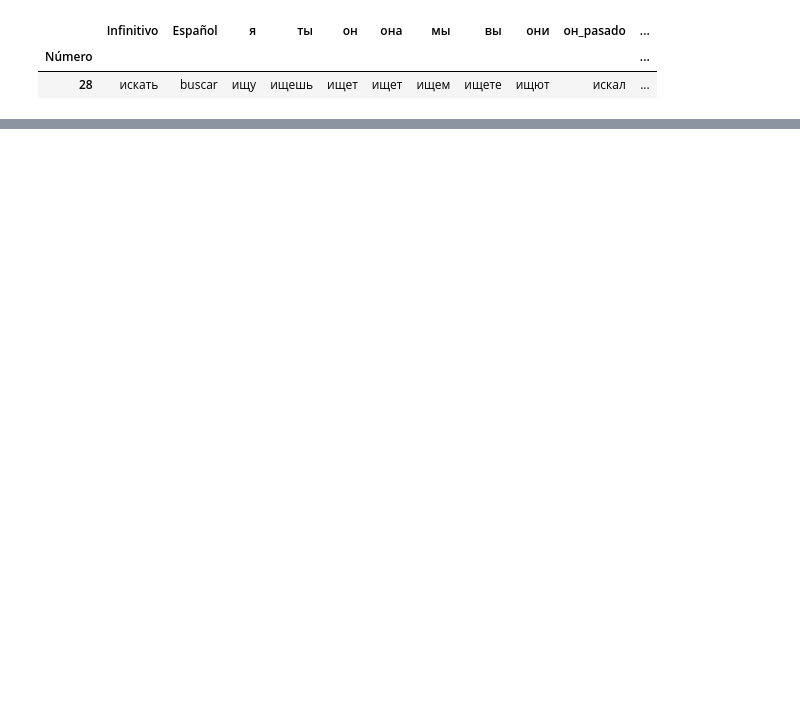
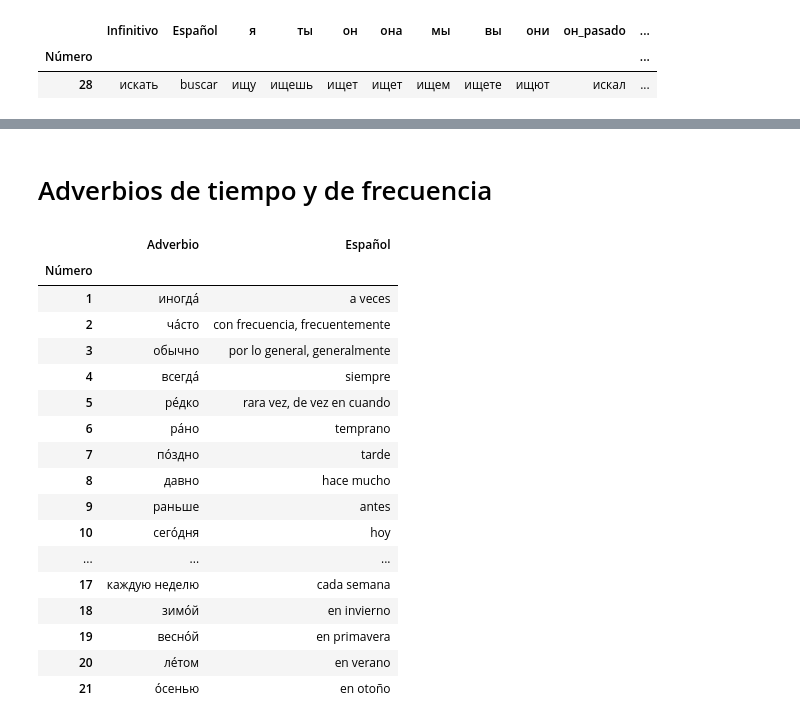
Before and after one commit to Sandiihers/Mis_collabs, a Jupyter notebook: Ruso_compartir.ipynb, the cells around one changed output, grey strips where cells are left out. Saved outputs shown, nothing was run; the diff lists cells and outputs as text; code cells hidden in the pictures; blank space fills up the shorter version.

```diff
--- a/Ruso_compartir.ipynb
+++ b/Ruso_compartir.ipynb
@@ -164,3 +167,31 @@ buscar_por_ruso('целоваться')
 |  | Infinitivo | Español | я | ты | он | она | мы | вы | они | он_pasado | ... |
 | Número |  |  |  |  |  |  |  |  |  |  | ... |
 | 34 | целоваться | besarse | целуюсь | целуешься | целуется | целуется | целуемся | целуетесь | целуются | целовался | ... |
+# %% [markdown]
+# Adverbios de tiempo y de frecuencia
+# %%
+df2=pd.read_csv('/content/drive/MyDrive/Ruso_compartir/Adverbios.csv')
+df2.columns = df2.columns.str.strip()
+df2['Adverbio'] = df2['Adverbio'].str.strip()
+df2['Español'] = df2['Español'].str.strip()
+df2.set_index("Número",inplace=True)
+df2
+# %% [output]
+|  | Adverbio | Español |
+| Número |  |  |
+| 1 | иногдá | a veces |
+| 2 | чáсто | con frecuencia, frecuentemente |
+| 3 | обычно | por lo general, generalmente |
+| 4 | всегдá | siempre |
+| 5 | рéдко | rara vez, de vez en cuando |
+| 6 | рáно | temprano |
+| 7 | пóздно | tarde |
+| 8 | давно | hace mucho |
+| 9 | раньше | antes |
+| 10 | сегóдня | hoy |
+| ... | ... | ... |
+| 17 | каждую неделю | cada semana |
+| 18 | зимóй | en invierno |
+| 19 | веснóй | en primavera |
+| 20 | лéтом | en verano |
+| 21 | óсенью | en otoño |
```
Also changed, not shown: parts of 13 cells of this notebook.
